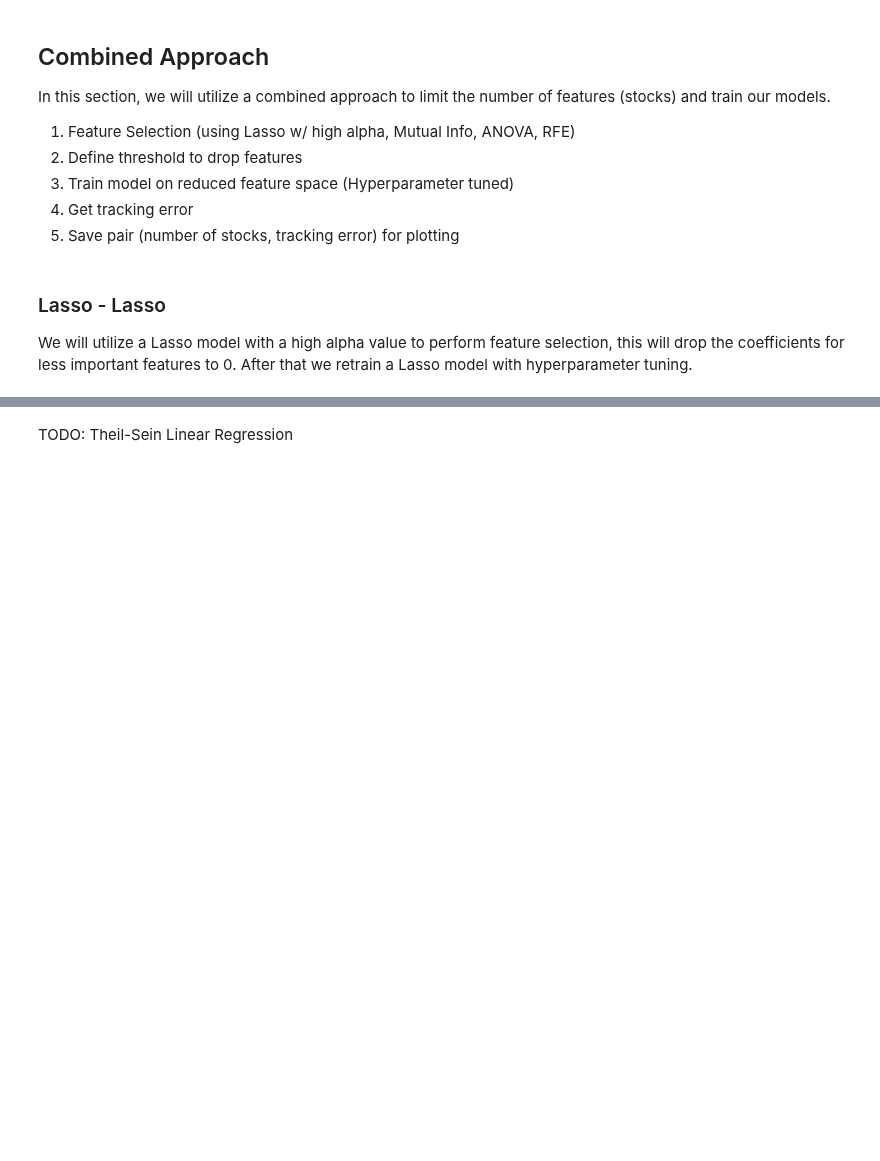
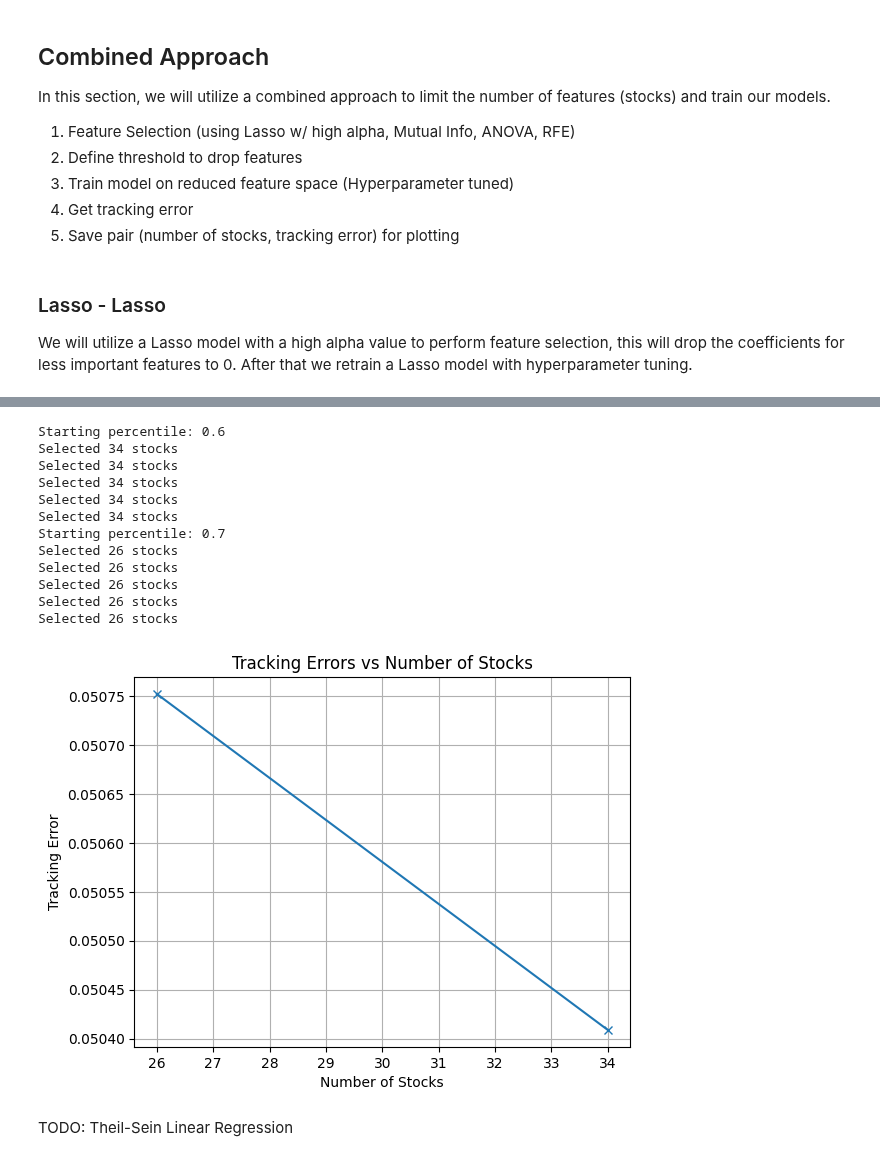
Before and after one commit to dbriito13/CSCA5622, a Jupyter notebook: nifty-50-partial-replication.ipynb, the cells around one changed output, grey strips where cells are left out. Cells and saved outputs as stored; diff of their text form; code cells hidden in the pictures; blank space fills up the shorter version.

Commit message:
Kaggle Notebook | Nifty 50 Partial Replication | Version 27

```diff
--- a/nifty-50-partial-replication.ipynb
+++ b/nifty-50-partial-replication.ipynb
@@ -411,2 +464,44 @@ Alpha: 0.012, Average Tracking Error: 0.047863826694536496
+# %%
+df_total_z = df_total.replace(0, np.nan)  # Convert zeroes back to NaNs
+df_total_returns = df_total_z.pct_change().dropna()
+df_total_returns = 100*df_total_returns
+X = df_total_returns.drop(columns=['NIFTY 50', 'NIFTY BANK', 'NIFTY_100'])
+y = df_total_returns['NIFTY_100']
+
+
+percentiles = [0.6, 0.7]
+num_stocks_list = []
+scores = []
+
+for percentile in percentiles:
+    print(f"Starting percentile: {percentile}")
+    num_stocks, score = MI_Polynomial(percentile, X, y)
+    num_stocks_list.append(num_stocks)
+    scores.append(score)
+
+# Plotting the results
+fig, ax1 = plt.subplots()
+
+# Plotting number of stocks on the primary y-axis
+plt.plot(num_stocks_list, scores, marker='x')
+plt.xlabel('Number of Stocks')
+plt.ylabel('Tracking Error')
+plt.title('Tracking Errors vs Number of Stocks')
+plt.grid(True)
+plt.show()
+# %% [output]
+Starting percentile: 0.6
+Selected 34 stocks
+Selected 34 stocks
+Selected 34 stocks
+Selected 34 stocks
+Selected 34 stocks
+Starting percentile: 0.7
+Selected 26 stocks
+Selected 26 stocks
+Selected 26 stocks
+Selected 26 stocks
+Selected 26 stocks
+[figure, added]
 # %% [markdown]
 TODO: Theil-Sein Linear Regression
```
Also changed, not shown: parts of 9 cells of this notebook.
